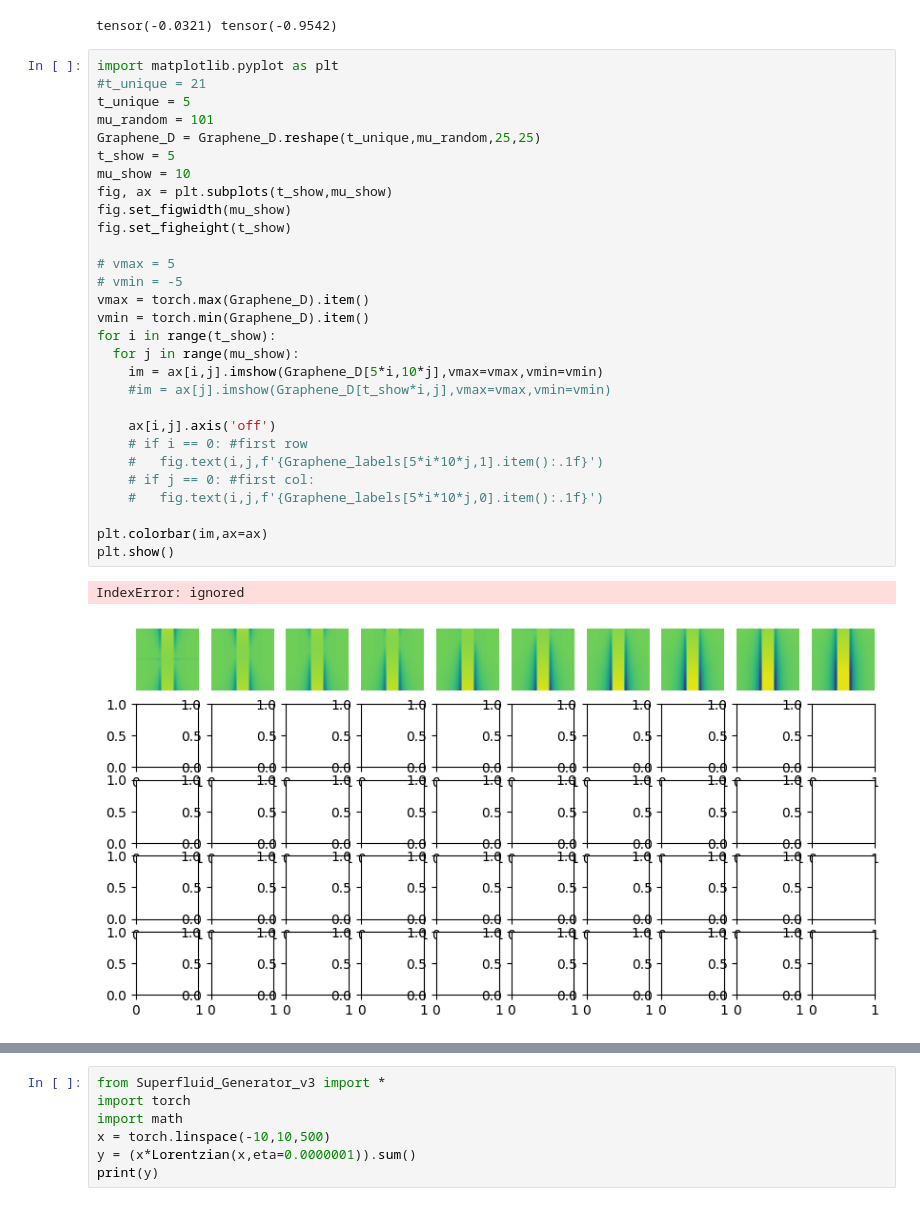
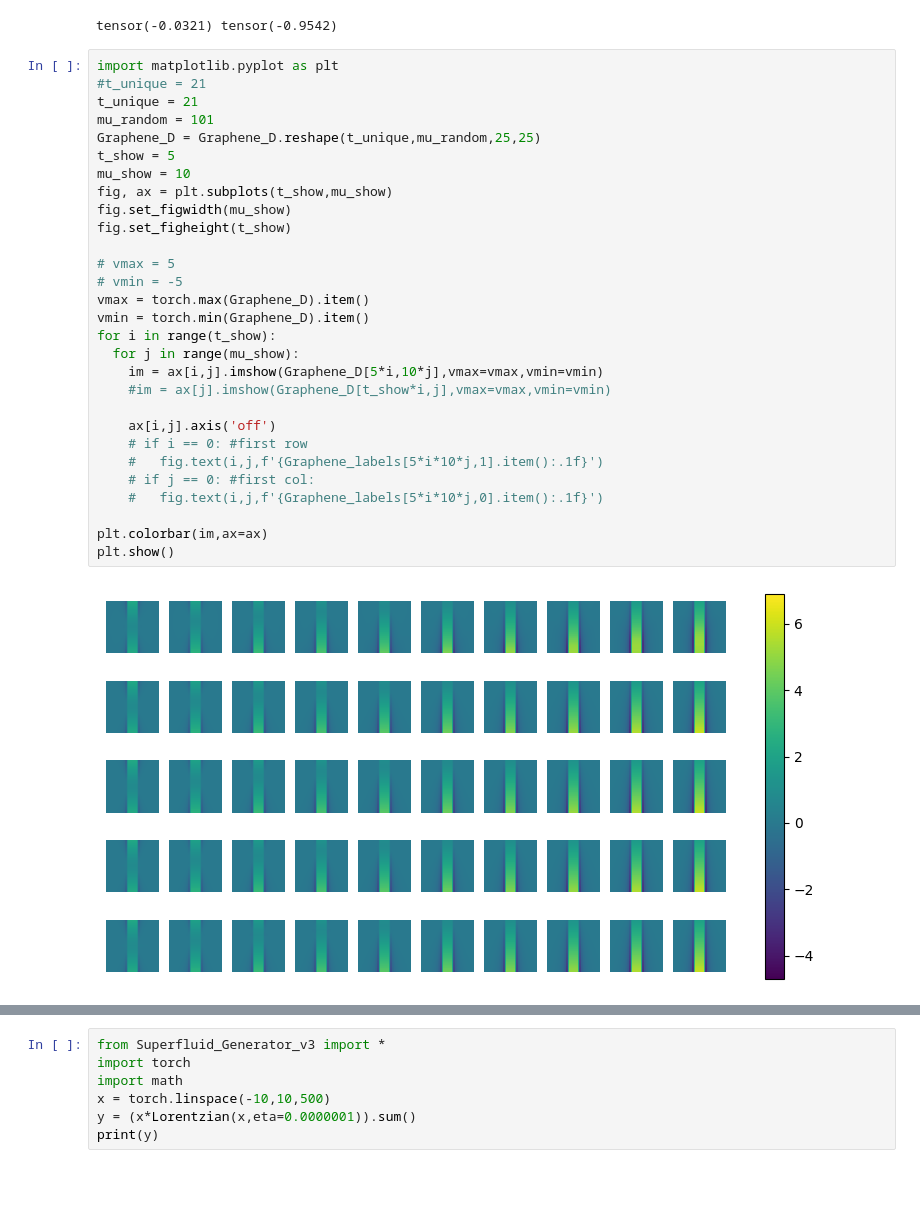
Before and after one commit to Junang-Wang/Top-invar-DL, a Jupyter notebook: Dirac_Current_clever_sampling.ipynb, the cells around one changed output, grey strips where cells are left out. Cells and saved outputs as stored; diff of their text form; blank space fills up the shorter version.

```diff
--- a/Dirac_Current_clever_sampling.ipynb
+++ b/Dirac_Current_clever_sampling.ipynb
@@ -199,35 +193,34 @@ tensor(-0.0321) tensor(-0.9542)
 # %%
 import matplotlib.pyplot as plt
 #t_unique = 21
-t_unique = 5
+t_unique = 21
 mu_random = 101
 Graphene_D = Graphene_D.reshape(t_unique,mu_random,25,25)
 t_show = 5
 mu_show = 10
 fig, ax = plt.subplots(t_show,mu_show)
 fig.set_figwidth(mu_show)
 fig.set_figheight(t_show)
 
 # vmax = 5
 # vmin = -5
 vmax = torch.max(Graphene_D).item()
 vmin = torch.min(Graphene_D).item()
 for i in range(t_show):
   for j in range(mu_show):
     im = ax[i,j].imshow(Graphene_D[5*i,10*j],vmax=vmax,vmin=vmin)
     #im = ax[j].imshow(Graphene_D[t_show*i,j],vmax=vmax,vmin=vmin)
 
     ax[i,j].axis('off')
     # if i == 0: #first row
     #   fig.text(i,j,f'{Graphene_labels[5*i*10*j,1].item():.1f}')
     # if j == 0: #first col:
     #   fig.text(i,j,f'{Graphene_labels[5*i*10*j,0].item():.1f}')
 
 plt.colorbar(im,ax=ax)
 plt.show()
 # %% [output]
-IndexError: ignored
-[figure, old version]
+[figure, new version]
 # %%
 plt.imshow(Graphene_D[0,0])
 plt.colorbar()
```
Also changed, not shown: parts of 4 cells of this notebook, 4 other files.
